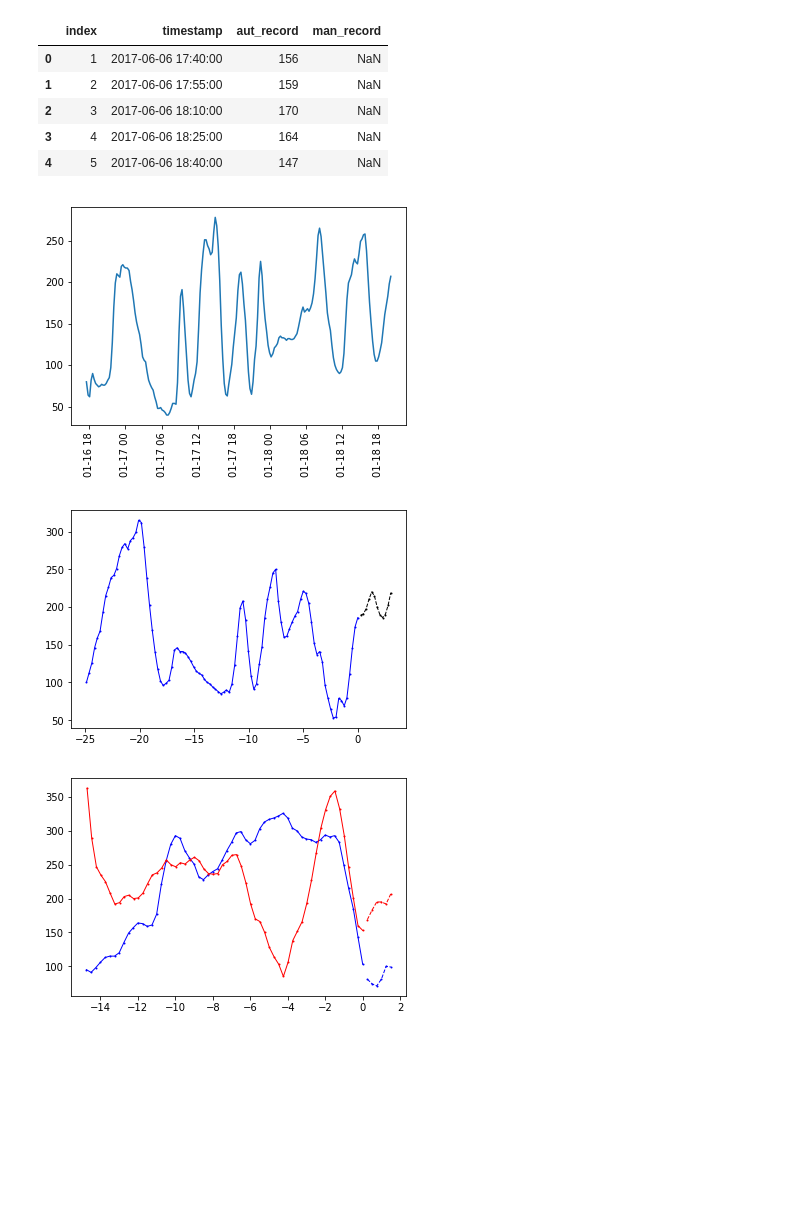
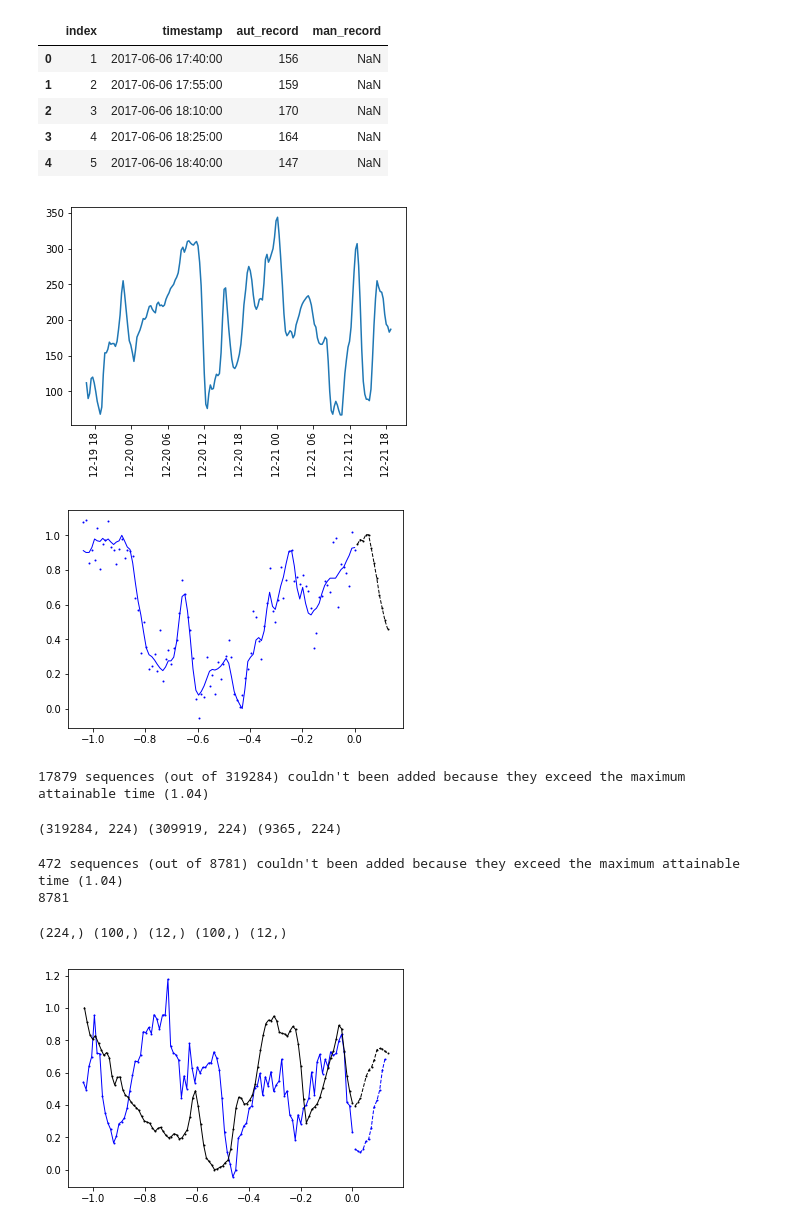
Before and after one commit to juan-arevalo/sugar_level_prediction, a Jupyter notebook: explore/data_exploration.ipynb, the cells around one changed output. Saved outputs shown, nothing was run; the diff lists cells and outputs as text; code cells hidden in the pictures; blank space fills up the shorter version.

Commit message:
Finished data exploration

```diff
--- a/explore/data_exploration.ipynb
+++ b/explore/data_exploration.ipynb
@@ -96,11 +96,9 @@ plt.plot(dfs.timestamp.values[start:start+N], dfs.aut_record.values[start:start+
 plt.gcf().canvas.draw()
 
 ax = plt.gca()
-locs = ax.get_xticks()
 label = ax.get_xticklabels()
 label = [l.get_text() for l in label]
 ax.set_xticklabels(label, rotation=90)
-#plt.xticks(ticks=locs[::2], labels=)
 plt.show()
 # %% [output]
-[figure, old version]
+[figure, new version]
@@ -125,11 +140,13 @@ plt.figure()
 start=np.random.randint(low=0, high=dfs.index.size)
 history = 100  # a history of 25 h
 future = 12  # this accounts for a prediction of 3 hours in advance
-xtr, xte, ytr, yte = create_sequence(dfs, start, history, future)
-plt.plot(xtr, ytr, '.-b', markersize=2, linewidth=1)
-plt.plot(xte, yte, '.--k', markersize=2, linewidth=1)
+xf, xl, yf, ynf, yl = create_sequence(dfs, start=start, history=history, future=future,
+                                      time_unit=one_day, noise=0.1)
+plt.plot(xf, yf, '-b', markersize=2, linewidth=1)
+plt.plot(xf, ynf, '.b', markersize=2, linewidth=1)
+plt.plot(xl, yl, '.--k', markersize=2, linewidth=1)
 
 plt.show()
 # %% [output]
-[figure, old version]
+[figure, new version]
 # %%
@@ -152,17 +173,58 @@ test = create_dataset(dfs, size-train_max_idx-history-future,
+# %%
+size = dfs.shape[0]
+history = 100
+future = 12
+train_max_idx = int(size*0.9)
+seed = 178
+noise = 0.07
+tol = 1.1
+replace = True
+if replace:
+    num_samples = 4*train_max_idx
+else:
+    num_samples = train_max_idx-history-future
+train_vad = create_dataset(dfs, num_samples=num_samples, min_idx=0,
+                       max_idx=train_max_idx, history=history, future=future, replace=replace,
+                       noise=noise, time_unit=one_day, time_tolerance=tol, seed=seed)
+# %% [output]
+17879 sequences (out of 319284) couldn't been added because they exceed the maximum attainable time (1.04)
+# %%
+# get validation data randomly from the generated train set
+np.random.seed(seed)
+vad_idx = np.random.choice(np.arange(train_vad.shape[0]), int(size*0.1), replace=False)
+mask = np.ones(train_vad.shape[0],dtype=bool)
+mask[vad_idx] = False
+vad = train_vad[~mask, :]
+train = train_vad[mask, :]
+print(train_vad.shape, train.shape, vad.shape)
+# %% [output]
+(319284, 224) (309919, 224) (9365, 224)
+# %%
+# testing set
+test = create_dataset(dfs, num_samples=size-train_max_idx-history-future,
+                      min_idx=train_max_idx, max_idx=size, history=history,
+                      future=future, replace=False, noise=0.0, time_unit=one_day,
+                      time_tolerance=tol, seed=seed)
+print(test.shape[0])
+# %% [output]
+472 sequences (out of 8781) couldn't been added because they exceed the maximum attainable time (1.04)
+8781
 # %%
 plt.figure()
 idx=np.random.randint(low=0, high=train.shape[0])
-xtr, xte = train[idx, :history], train[idx, history:history+future]
-ytr, yte = train[idx, history+future:2*history+future], train[idx, 2*history+future:]
-plt.plot(xtr, ytr, '.-b', markersize=2, linewidth=1)
-plt.plot(xte, yte, '.--b', markersize=2, linewidth=1)
+xf, xl = train[idx, :history], train[idx, history:history+future]
+yf, yl = train[idx, history+future:2*history+future], train[idx, 2*history+future:]
+print(train[idx, :].shape, xf.shape, xl.shape, yf.shape, yl.shape)
+plt.plot(xf, yf, '.-b', markersize=2, linewidth=1)
+plt.plot(xl, yl, '.--b', markersize=2, linewidth=1)
 
 idx=np.random.randint(low=0, high=test.shape[0])
-xtr, xte = test[idx, :history], test[idx, history:history+future]
-ytr, yte = test[idx, history+future:2*history+future], test[idx, 2*history+future:]
-plt.plot(xtr, ytr, '.-r', markersize=2, linewidth=1)
-plt.plot(xte, yte, '.--r', markersize=2, linewidth=1)
+xf, xl = test[idx, :history], test[idx, history:history+future]
+yf, yl = test[idx, history+future:2*history+future], test[idx, 2*history+future:]
+plt.plot(xf, yf, '.-k', markersize=2, linewidth=1)
+plt.plot(xl, yl, '.--k', markersize=2, linewidth=1)
 
 plt.show()
 # %% [output]
+(224,) (100,) (12,) (100,) (12,)
-[figure, old version]
+[figure, new version]
```
Also changed, not shown: parts of 6 cells of this notebook.
